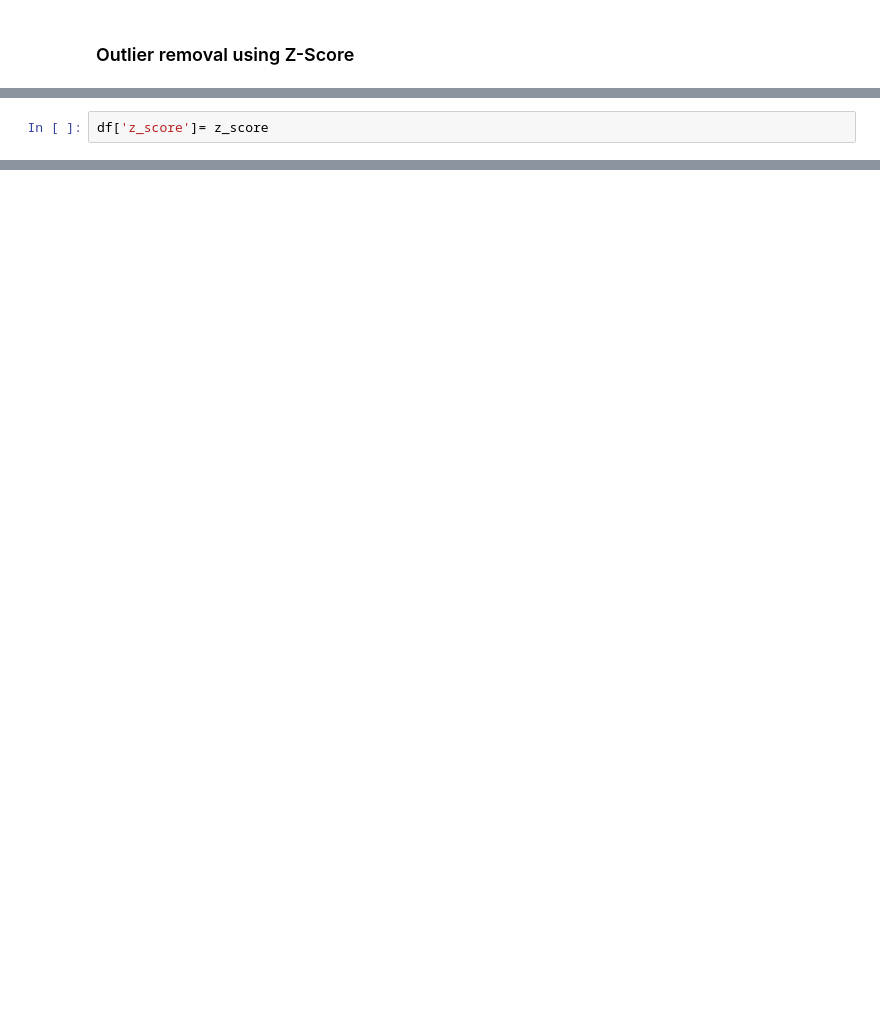
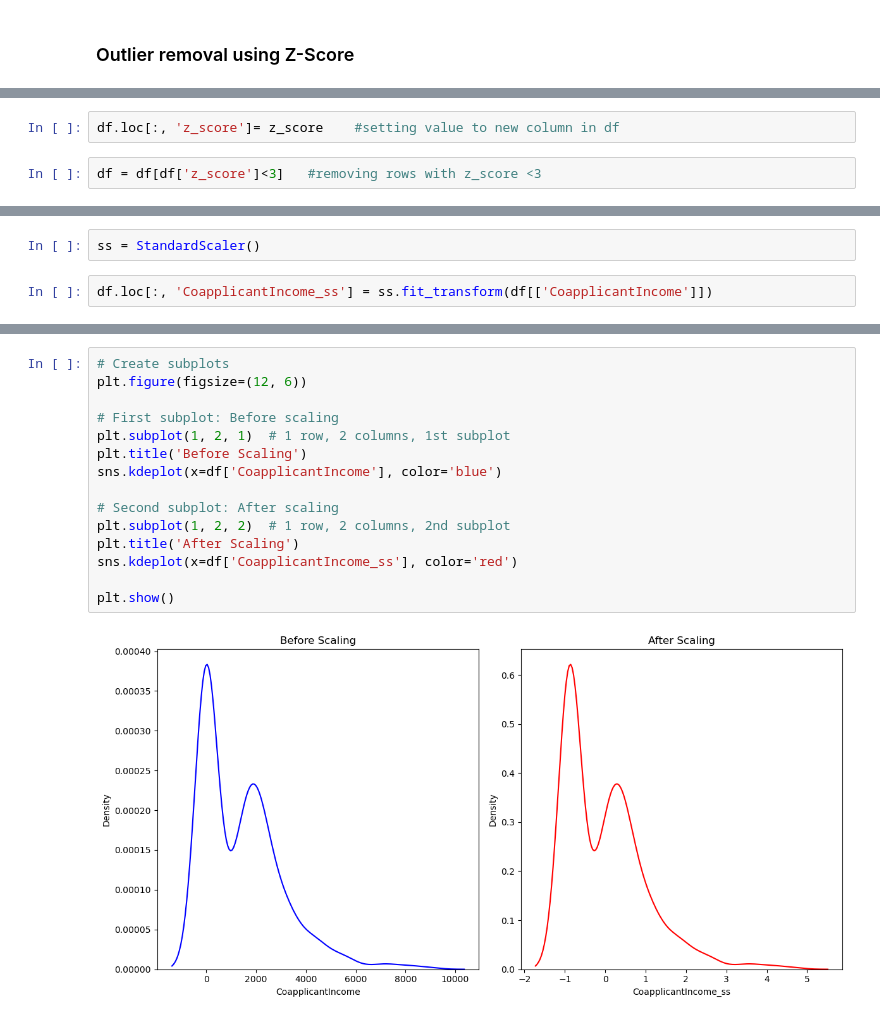
Before and after one commit to pravatn01/Loan-Data-Cleaning, a Jupyter notebook: loan_clean.ipynb, the cells around one changed output, grey strips where cells are left out. Drawn from its saved outputs; the diff is of its cells as text; blank space fills up the shorter version.

Commit message:
showcasing that standard scaling doesn't affect nature of property(CoapplicationIncome)

```diff
--- a/loan_clean.ipynb
+++ b/loan_clean.ipynb
@@ -138,2 +310,4 @@ z_score
+# %%
+df.loc[:, 'z_score']= z_score    #setting value to new column in df
 # %%
-df['z_score']= z_score
+df = df[df['z_score']<3]   #removing rows with z_score <3
@@ -141,0 +318,4 @@ df = df[df['z_score']<3]
+# %%
+ss = StandardScaler()
+# %%
+df.loc[:, 'CoapplicantIncome_ss'] = ss.fit_transform(df[['CoapplicantIncome']])
@@ -141,0 +331,17 @@ df = df[df['z_score']<3]
+# %%
+# Create subplots
+plt.figure(figsize=(12, 6))
+
+# First subplot: Before scaling
+plt.subplot(1, 2, 1)  # 1 row, 2 columns, 1st subplot
+plt.title('Before Scaling')
+sns.kdeplot(x=df['CoapplicantIncome'], color='blue')
+
+# Second subplot: After scaling
+plt.subplot(1, 2, 2)  # 1 row, 2 columns, 2nd subplot
+plt.title('After Scaling')
+sns.kdeplot(x=df['CoapplicantIncome_ss'], color='red')
+
+plt.show()
+# %% [output]
+[figure, added]
```
Also changed, not shown: parts of 30 cells of this notebook.
